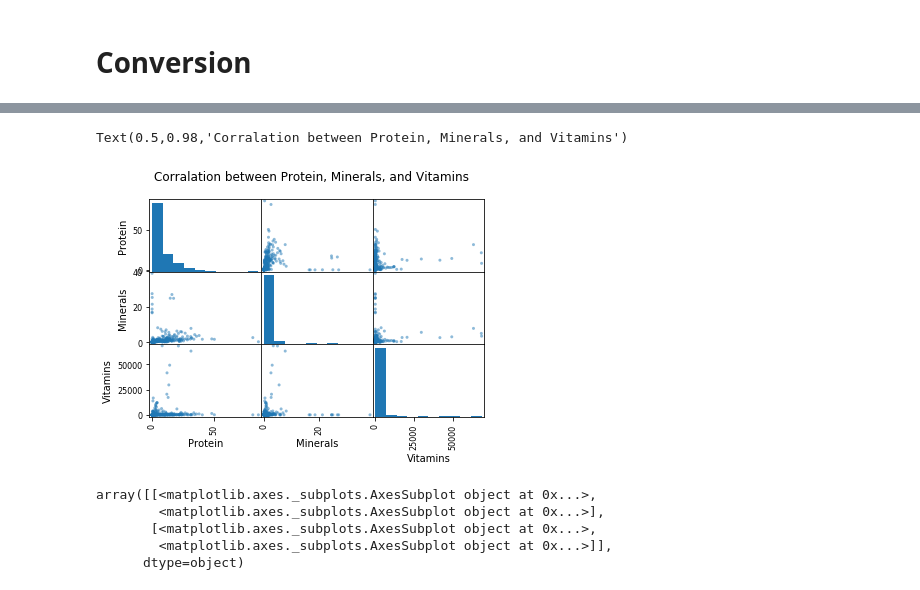
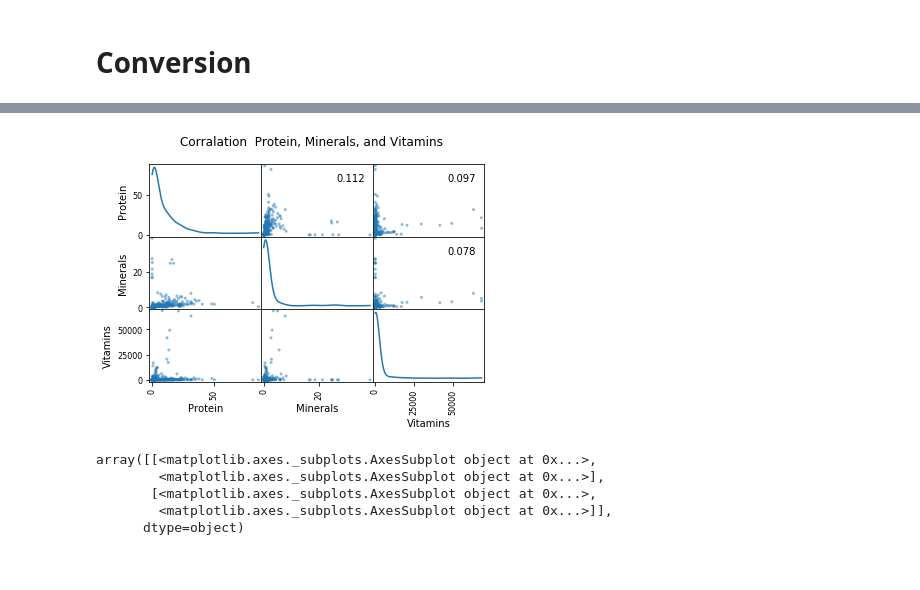
Before and after one commit to nealdm/Nutrition, a Jupyter notebook: nutritionPro.ipynb, the cells around one changed output, grey strips where cells are left out. Saved outputs shown, nothing was run; the diff lists cells and outputs as text; code cells hidden in the pictures.

```diff
--- a/nutritionPro.ipynb
+++ b/nutritionPro.ipynb
@@ -282,12 +277,16 @@ minerals = ['Calcium, Ca','Copper, Cu','Iron, Fe',
 
 df['Vitamins'] = df[vitamins].sum(axis=1)
 df['Minerals'] = df[minerals].sum(axis=1)
-# %%
-pd.plotting.scatter_matrix(df[['Protein','Minerals','Vitamins']])
-plt.suptitle("Corralation between Protein, Minerals, and Vitamins")
-# %% [output]
-Text(0.5,0.98,'Corralation between Protein, Minerals, and Vitamins')
-[figure, removed]
+# %%
+axes = pd.plotting.scatter_matrix(df[['Protein','Minerals','Vitamins']], alpha=0.5, diagonal='kde')
+plt.suptitle("Corralation  Protein, Minerals, and Vitamins")
+corr = df[['Protein','Minerals','Vitamins']].corr().as_matrix()
+
+for i, j in zip(*plt.np.triu_indices_from(axes, k=1)):
+    axes[i, j].annotate("%.3f" %corr[i,j], (0.8, 0.8), xycoords='axes fraction', ha='center', va='center')
+plt.show()
+# %% [output]
+[figure, added]
 # %%
 pd.plotting.scatter_matrix(df[['Protein (g)','Water (g)']])
 # %% [output]
```
Also changed, not shown: parts of 1 cell of this notebook, 5 other files.
